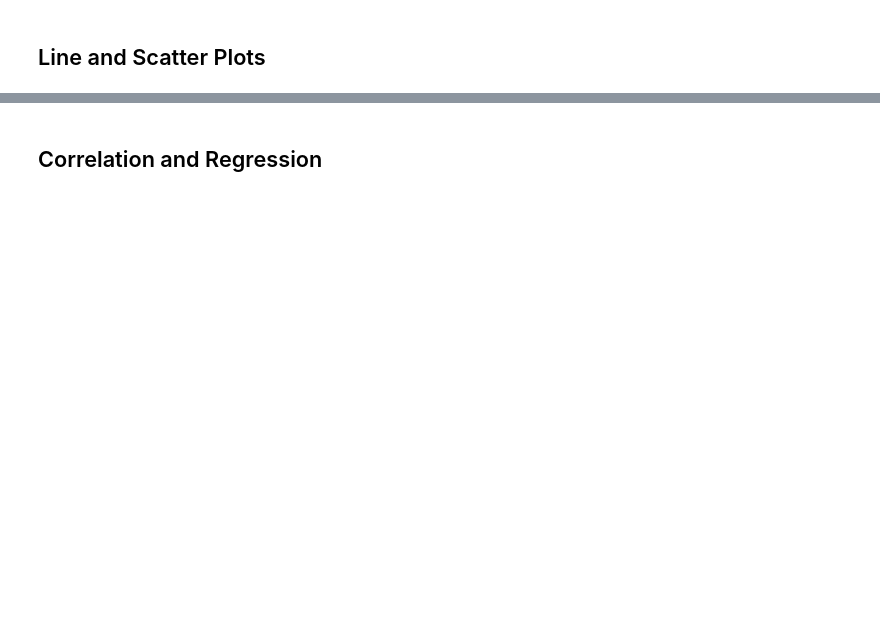
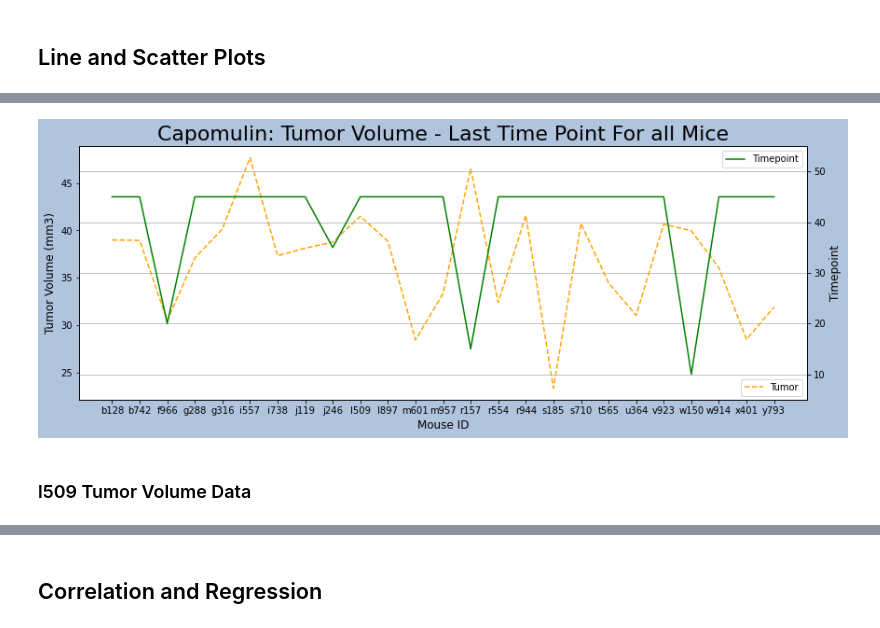
Before and after one commit to naydeenmonzon/Matploblib-Challenge, a Jupyter notebook: pymaceuticals_starter.ipynb, the cells around one changed output, grey strips where cells are left out. Cells and saved outputs as stored; diff of their text form; code cells hidden in the pictures; blank space fills up the shorter version.

```diff
--- a/pymaceuticals_starter.ipynb
+++ b/pymaceuticals_starter.ipynb
@@ -367,0 +386,3 @@ plt.show()
+# %%
+Capomulin_df = last_timepoint_df.loc[last_timepoint_df['Drug Regimen'] == 'Capomulin']
+Capomulin_df
@@ -367,0 +407,23 @@ plt.show()
+# %%
+fig, ax_tumor = plt.subplots(figsize=(14,5), facecolor='lightsteelblue')
+ax_timepoint = ax_tumor.twinx()
+
+
+ax_timepoint.plot(Capomulin_df["Mouse ID"], Capomulin_df["Timepoint"], label="Timepoint",  color='green')
+ax_tumor.plot(Capomulin_df["Mouse ID"], Capomulin_df["Tumor Volume (mm3)"], label="Tumor", linestyle='--', color='orange')
+
+ax_tumor.set_ylabel('Tumor Volume (mm3)', fontsize=12)
+ax_timepoint.set_ylabel('Timepoint', fontsize=12)
+ax_tumor.set_xlabel('Mouse ID', fontsize=12)
+plt.ylim(5,55)
+
+
+ax_timepoint.legend()
+ax_tumor.legend(loc='best', bbox_to_anchor=(0.5,0, 0.5, 0.1))
+plt.title("Capomulin: Tumor Volume - Last Time Point For all Mice", fontsize=22)
+plt.grid()
+plt.show()
+# %% [output]
+[figure, added]
+# %% [markdown]
+### l509 Tumor Volume Data
```
Also changed, not shown: parts of 17 cells of this notebook.
